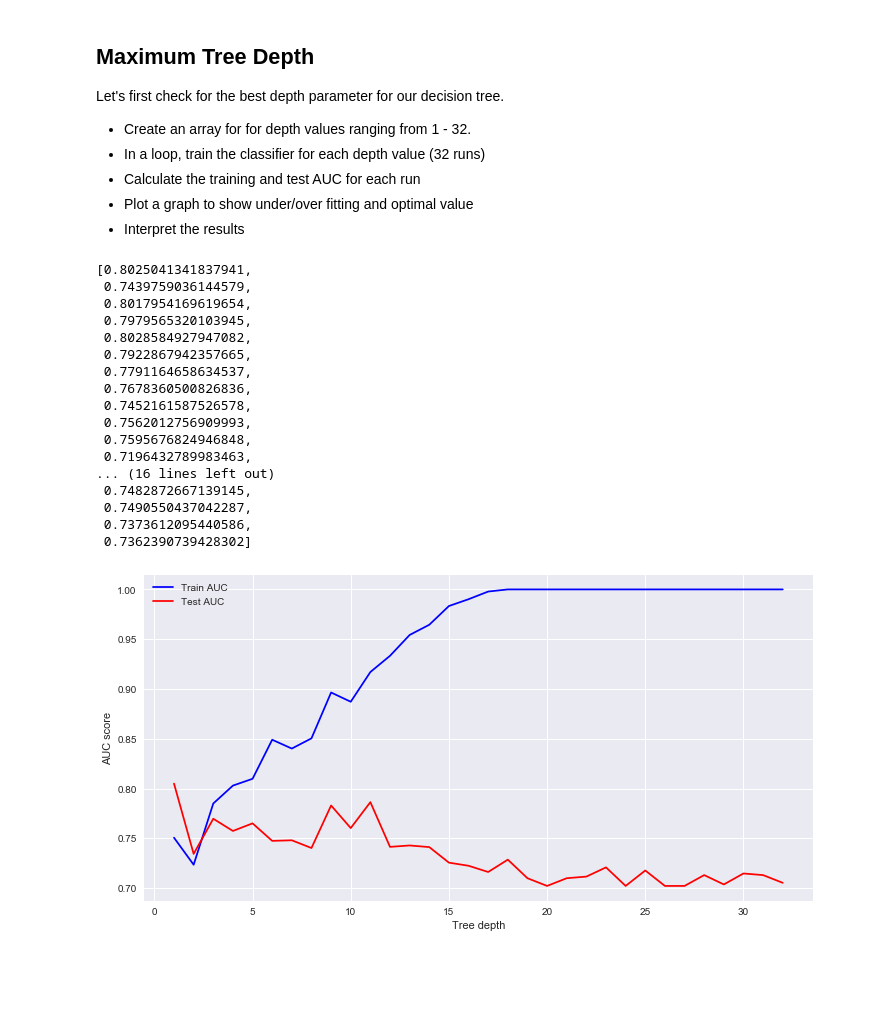
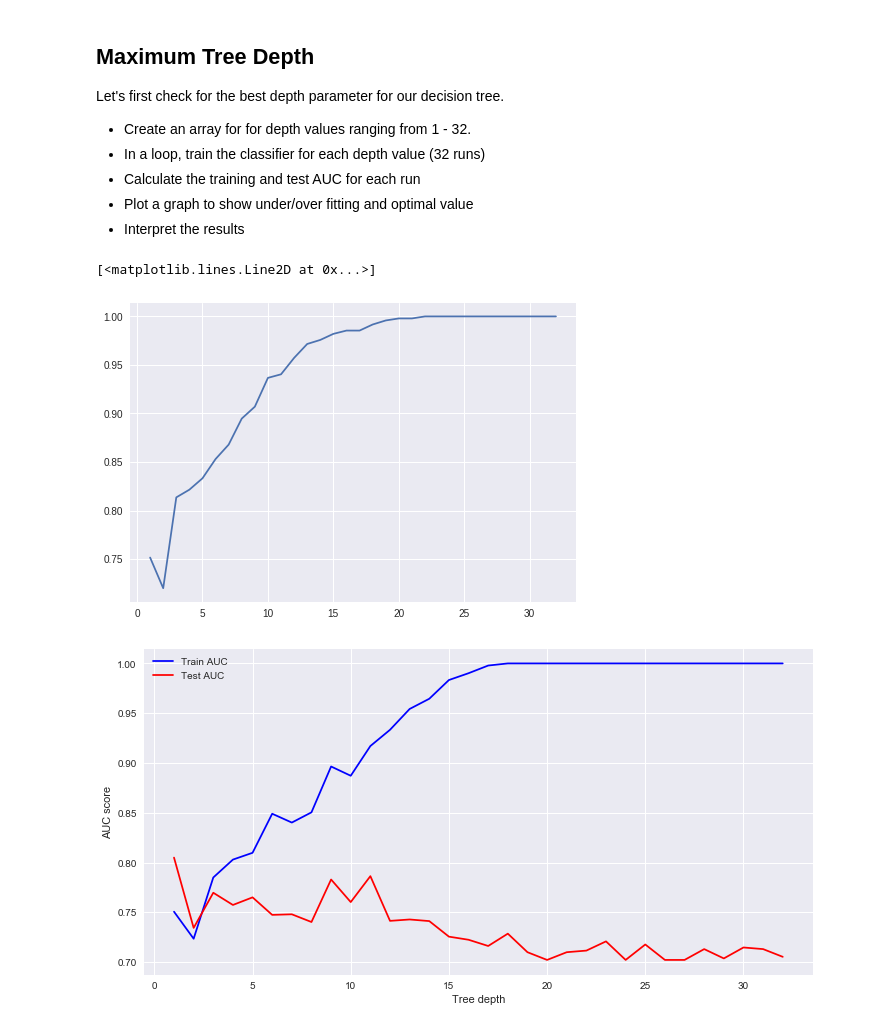
Before and after one commit to kevzha/dsc-3-31-08-decision-tree-pruning-hyperparameter-optimization-lab-nyc-ds-career-012819, a Jupyter notebook: index.ipynb, the cells around one changed output. Cells and saved outputs as stored; diff of their text form; code cells hidden in the pictures; blank space fills up the shorter version.

```diff
--- a/index.ipynb
+++ b/index.ipynb
@@ -119,42 +119,27 @@ Let's first check for the best depth parameter for our decision tree.
 # %%
 depths = np.linspace(1,32,32)
 train = []
 test = []
 
 for depth in depths:
     clf = DecisionTreeClassifier(criterion='entropy', max_depth= depth)
     clf.fit(X_train, y_train)
 
     y_pred_train = clf.predict(X_train)
     false_positive_rate, true_positive_rate, thresholds = roc_curve(y_train, y_pred_train)
     roc_auc_train = auc(false_positive_rate, true_positive_rate)
 
     y_pred_test = clf.predict(X_test)
     false_positive_rate, true_positive_rate, thresholds = roc_curve(y_test, y_pred_test)
     roc_auc_test = auc(false_positive_rate, true_positive_rate)
 
     train.append(roc_auc_train)
     test.append(roc_auc_test)
 
-plt.plot(depths, )
+plt.plot(depths, train)
 # %% [output]
-[0.8025041341837941,
- 0.7439759036144579,
- 0.8017954169619654,
- 0.7979565320103945,
- 0.8028584927947082,
- 0.7922867942357665,
- 0.7791164658634537,
- 0.7678360500826836,
- 0.7452161587526578,
- 0.7562012756909993,
- 0.7595676824946848,
- 0.7196432789983463,
-... (16 lines left out)
- 0.7482872667139145,
- 0.7490550437042287,
- 0.7373612095440586,
- 0.7362390739428302]
+[<matplotlib.lines.Line2D at 0x...>]
+[figure, added]
 # %%
 # Identify the optimal tree depth for given data
 # Your code here
```
